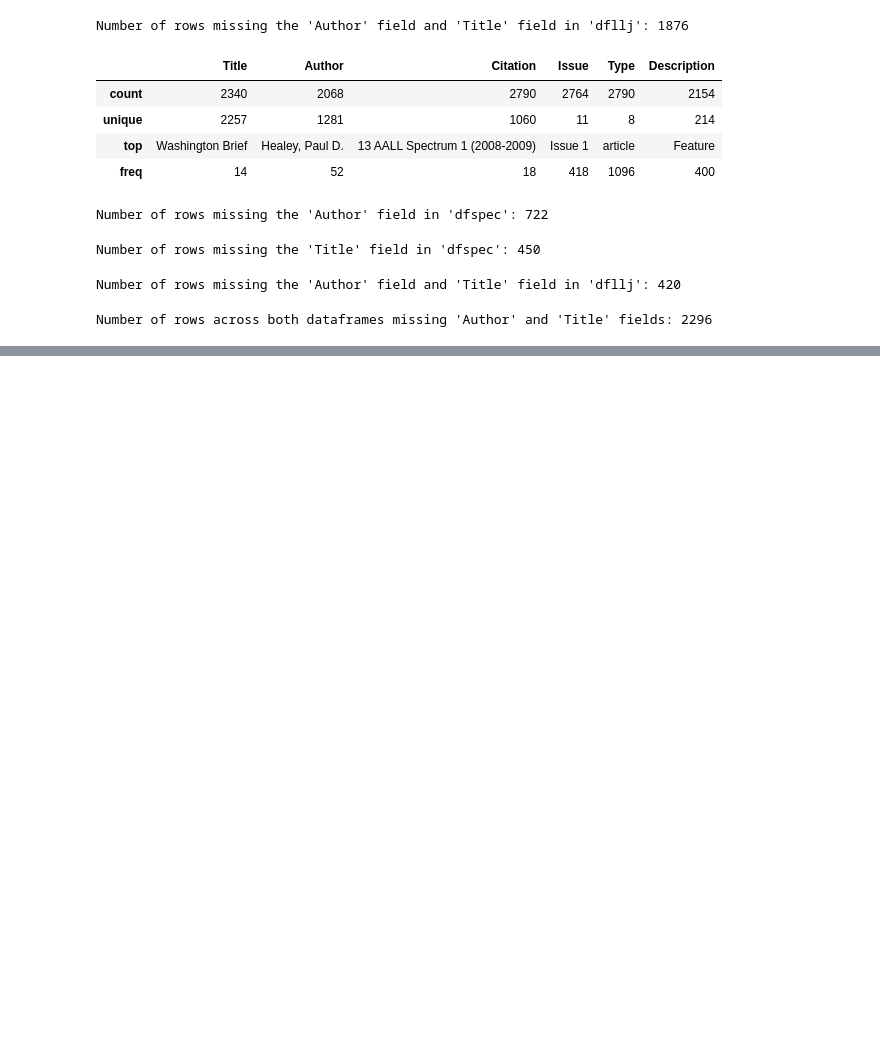
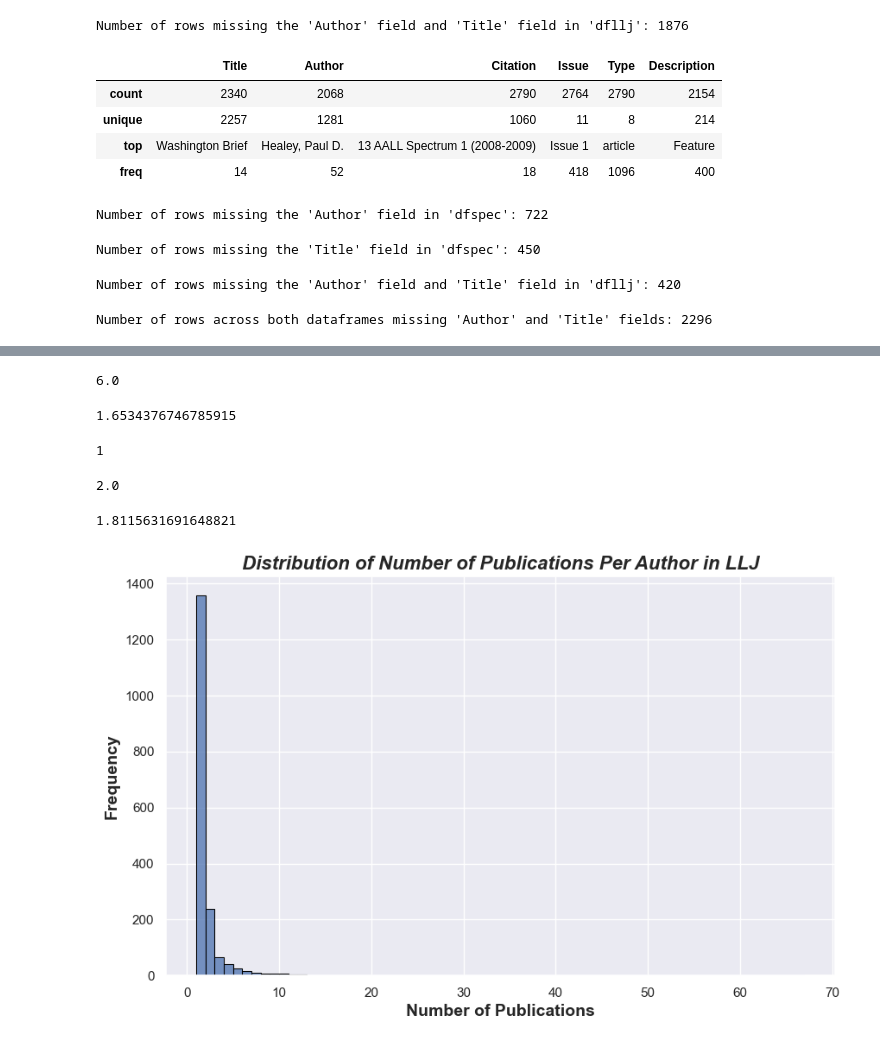
Before and after one commit to mattclem9/LLJSpectrum, a Jupyter notebook: Code/lljspec.ipynb, the cells around one changed output, grey strips where cells are left out. Cells and saved outputs as stored; diff of their text form; code cells hidden in the pictures; blank space fills up the shorter version.

Commit message:
Code editing, Visual, More CSV editing

```diff
--- a/Code/lljspec.ipynb
+++ b/Code/lljspec.ipynb
@@ -256,5 +259,8 @@ dfspecauthor.head(50)
 # %%
-def extract_year(Citation):
-    match = re.search(r'\((\d{4})\)', Citation)
-    return match.group(1) if match else None
+def extract_years_multiple(Citation):
+    matches = re.findall(r'\b(\d{4})\b', Citation)
+    if matches:
+        return matches[0]
+    else:
+        return None
 # %%
@@ -310,0 +347,3 @@ print(dfspecauthor)
+# %%
+lljauthorcounts = dflljauthor['Author'].value_counts().reset_index()
+lljauthorcounts.columns = ['Author', 'Number of Publications']
@@ -310,0 +361,32 @@ print(dfspecauthor)
+# %%
+lljauthorcounts['Number of Publications'].value_counts().median()
+# %% [output]
+6.0
+# %%
+lljauthorcounts['Number of Publications'].mean()
+# %% [output]
+1.6534376746785915
+# %%
+specauthorcounts['Number of Publications'].value_counts().idxmax()
+# %% [output]
+1
+# %%
+specauthorcounts['Number of Publications'].value_counts().median()
+# %% [output]
+2.0
+# %%
+specauthorcounts['Number of Publications'].mean()
+# %% [output]
+1.8115631691648821
+# %%
+# Set Seaborn style
+sns.set(style="darkgrid")
+
+plt.figure(figsize=(10, 6))
+sns.histplot(lljauthorcounts['Number of Publications'], bins=range(1, max(lljauthorcounts['Number of Publications']) + 2), kde=False, edgecolor='black')
+plt.xlabel('Number of Publications', fontsize = 14, fontweight = 'bold')
+plt.ylabel('Frequency', fontsize = 14, fontweight = 'bold')
+plt.title('Distribution of Number of Publications Per Author in LLJ', fontsize = 16, fontweight = 'bold', style = 'italic')
+plt.show()
+# %% [output]
+[figure, added]
```
Also changed, not shown: parts of 19 cells of this notebook, 10 other files.
